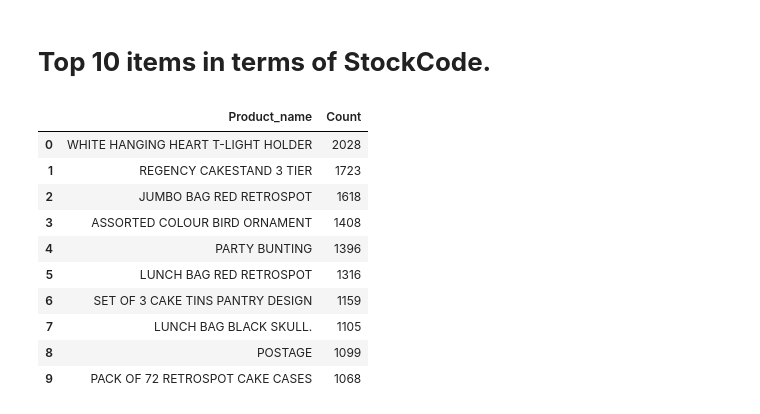
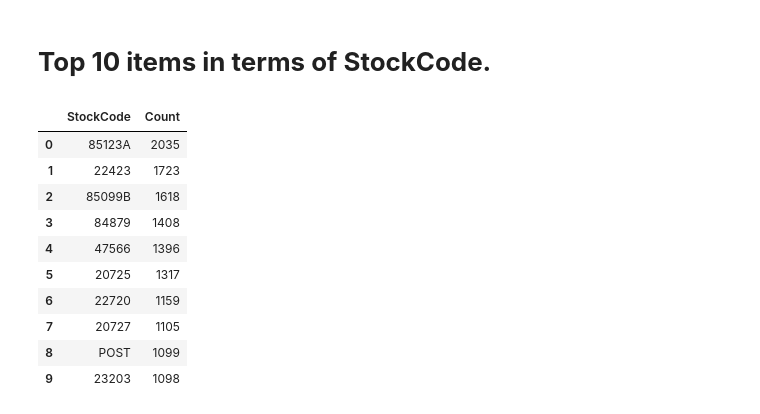
Before and after one commit to vimal9910/Fourth_capstone_project_Customer_Segmentation, a Jupyter notebook: Online_Retail_Customer_Segmentation_Capstone_Projec.ipynb, the cells around one changed output. Saved outputs shown, nothing was run; the diff lists cells and outputs as text; code cells hidden in the pictures.

```diff
--- a/Online_Retail_Customer_Segmentation_Capstone_Projec.ipynb
+++ b/Online_Retail_Customer_Segmentation_Capstone_Projec.ipynb
@@ -41,7 +41,7 @@ drive.mount('/content/drive')
 # %% [output]
 Mounted at /content/drive
 # %%
-file_path='/content/Online Retail (1).xlsx'
+file_path='/content/Online Retail.xlsx'
 # %%
 # Read The Datset "Online Retail"
 # The DatFile sometime wont readable due to its containt for encoding do "encoding = ISO-8859-1"
@@ -299,20 +299,20 @@ Text(0.5, 1.0, 'Bottom 10 Products')
 # %% [markdown]
 # **Top 10 items in terms of StockCode.**
 # %%
-top_10_StockCodes=retail_df['Description'].value_counts().reset_index().rename(columns={'index':'Product_name','Description':'Count'}).head(10)
+top_10_StockCodes=retail_df['StockCode'].value_counts().reset_index().rename(columns={'index':'StockCode','StockCode':'Count'}).head(10)
 top_10_StockCodes
 # %% [output]
-|  | Product_name | Count |
-| 0 | WHITE HANGING HEART T-LIGHT HOLDER | 2028 |
-| 1 | REGENCY CAKESTAND 3 TIER | 1723 |
-| 2 | JUMBO BAG RED RETROSPOT | 1618 |
-| 3 | ASSORTED COLOUR BIRD ORNAMENT | 1408 |
-| 4 | PARTY BUNTING | 1396 |
-| 5 | LUNCH BAG RED RETROSPOT | 1316 |
-| 6 | SET OF 3 CAKE TINS PANTRY DESIGN | 1159 |
-| 7 | LUNCH BAG BLACK SKULL. | 1105 |
-| 8 | POSTAGE | 1099 |
-| 9 | PACK OF 72 RETROSPOT CAKE CASES | 1068 |
+|  | StockCode | Count |
+| 0 | 85123A | 2035 |
+| 1 | 22423 | 1723 |
+| 2 | 85099B | 1618 |
+| 3 | 84879 | 1408 |
+| 4 | 47566 | 1396 |
+| 5 | 20725 | 1317 |
+| 6 | 22720 | 1159 |
+| 7 | 20727 | 1105 |
+| 8 | POST | 1099 |
+| 9 | 23203 | 1098 |
 # %%
 plt.figure(figsize=(12,6))
 sns.barplot(x=top_10_StockCodes['Count'],y=top_10_StockCodes['StockCode'])
```
Also changed, not shown: parts of 45 cells of this notebook.
